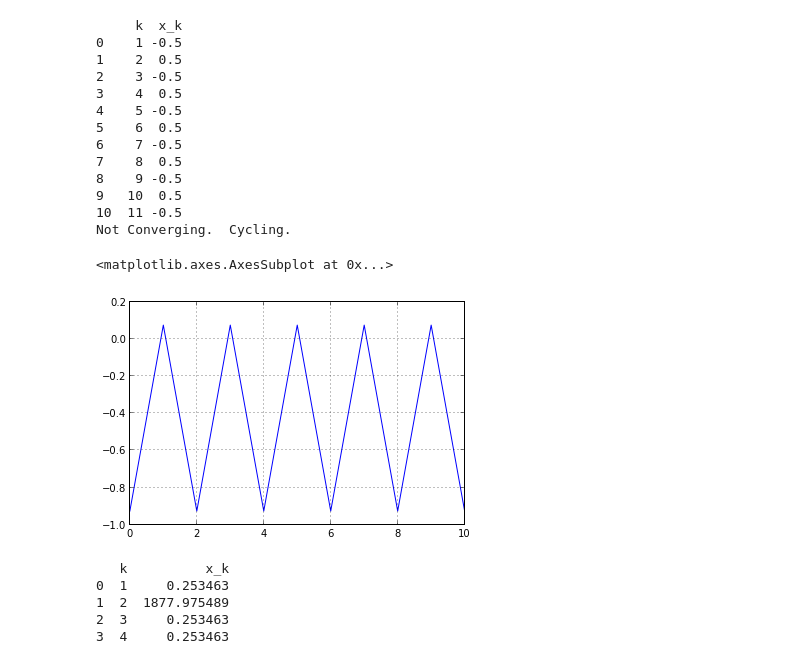
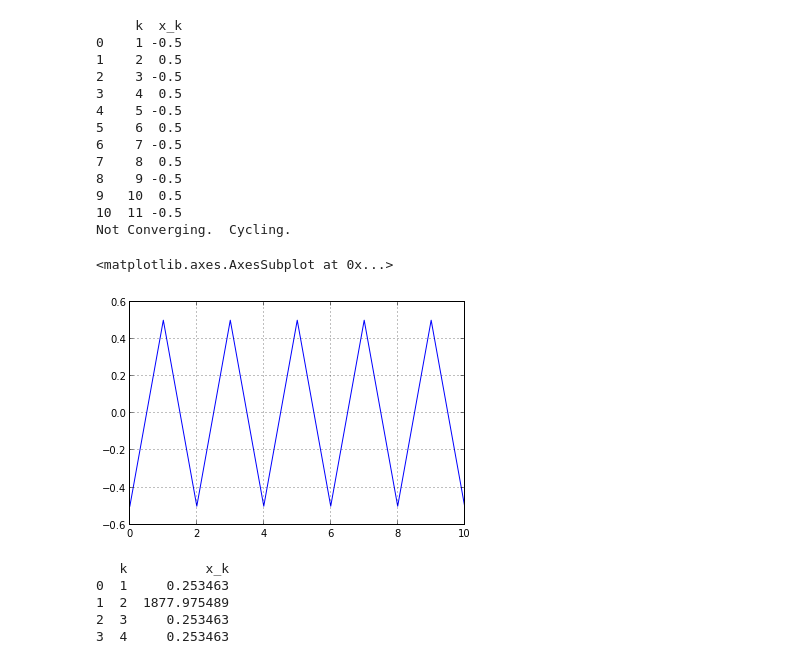
Before and after one commit to TomAugspurger/optimization, a Jupyter notebook: hw2_turn_in.py.ipynb, the cells around one changed output. Saved outputs shown, nothing was run; the diff lists cells and outputs as text; code cells hidden in the pictures.

```diff
--- a/hw2_turn_in.py.ipynb
+++ b/hw2_turn_in.py.ipynb
@@ -163,10 +148,10 @@ print('Not Converging.  Cycling.')
 10  11 -0.5
 Not Converging.  Cycling.
 # %%
-(df['x_k'] - x).plot()
+(df['x_k']).plot()
 # %% [output]
 <matplotlib.axes.AxesSubplot at 0x...>
-[figure, old version]
+[figure, new version]
 # %%
 f = lambda x: x ** 6 - (1.5) ** 6
 x0 = .25
```
Also changed, not shown: parts of 11 cells of this notebook, 7 other files.
